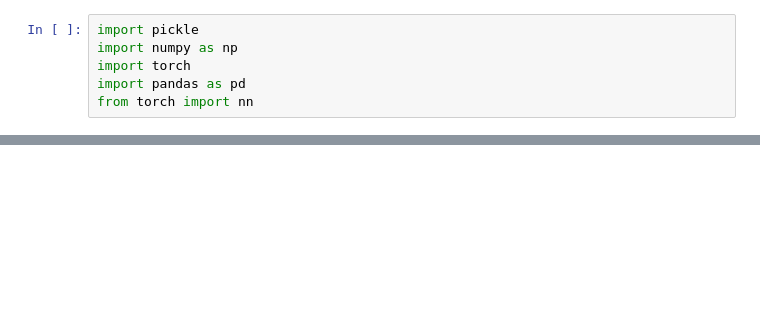
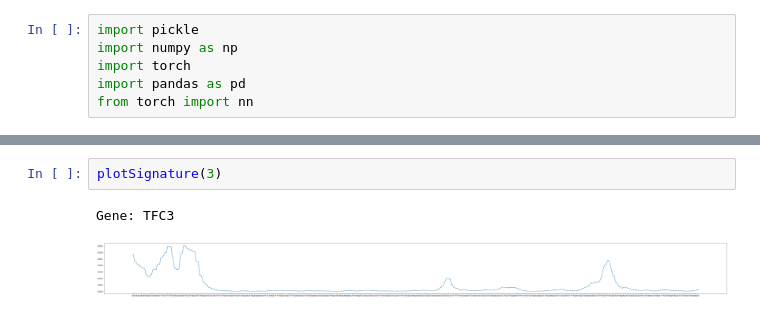
Before and after one commit to IBP-21-22/intbioproj, a Jupyter notebook: code/RNN on GloVe.ipynb, the cells around one changed output, grey strips where cells are left out. Cells and saved outputs as stored; diff of their text form; blank space fills up the shorter version.

```diff
--- a/code/RNN on GloVe.ipynb
+++ b/code/RNN on GloVe.ipynb
@@ -109,0 +270,5 @@ Epoch 2/30
+# %%
+plotSignature(3)
+# %% [output]
+Gene: TFC3
+[figure, added]
```
Also changed, not shown: parts of 38 cells of this notebook, 17 other files.
